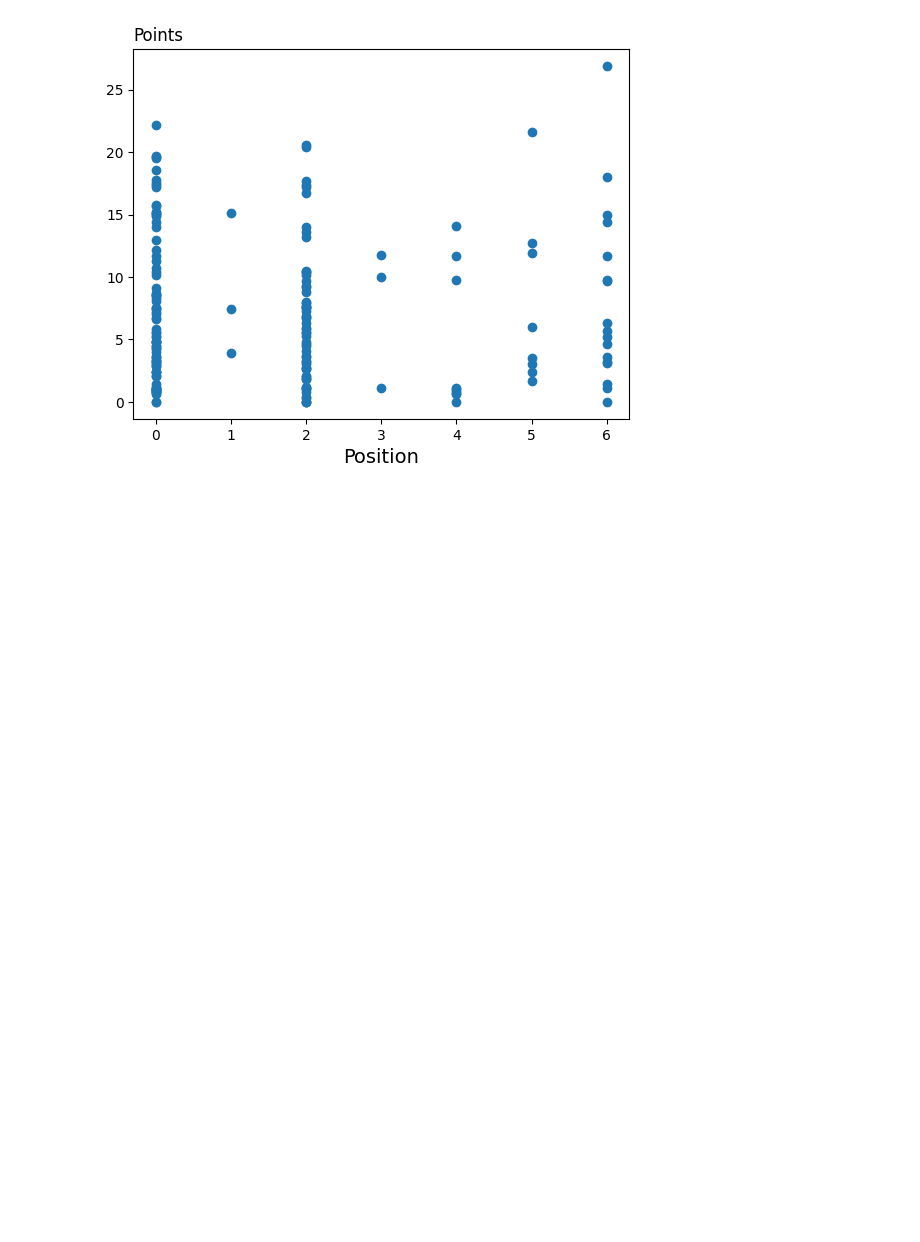
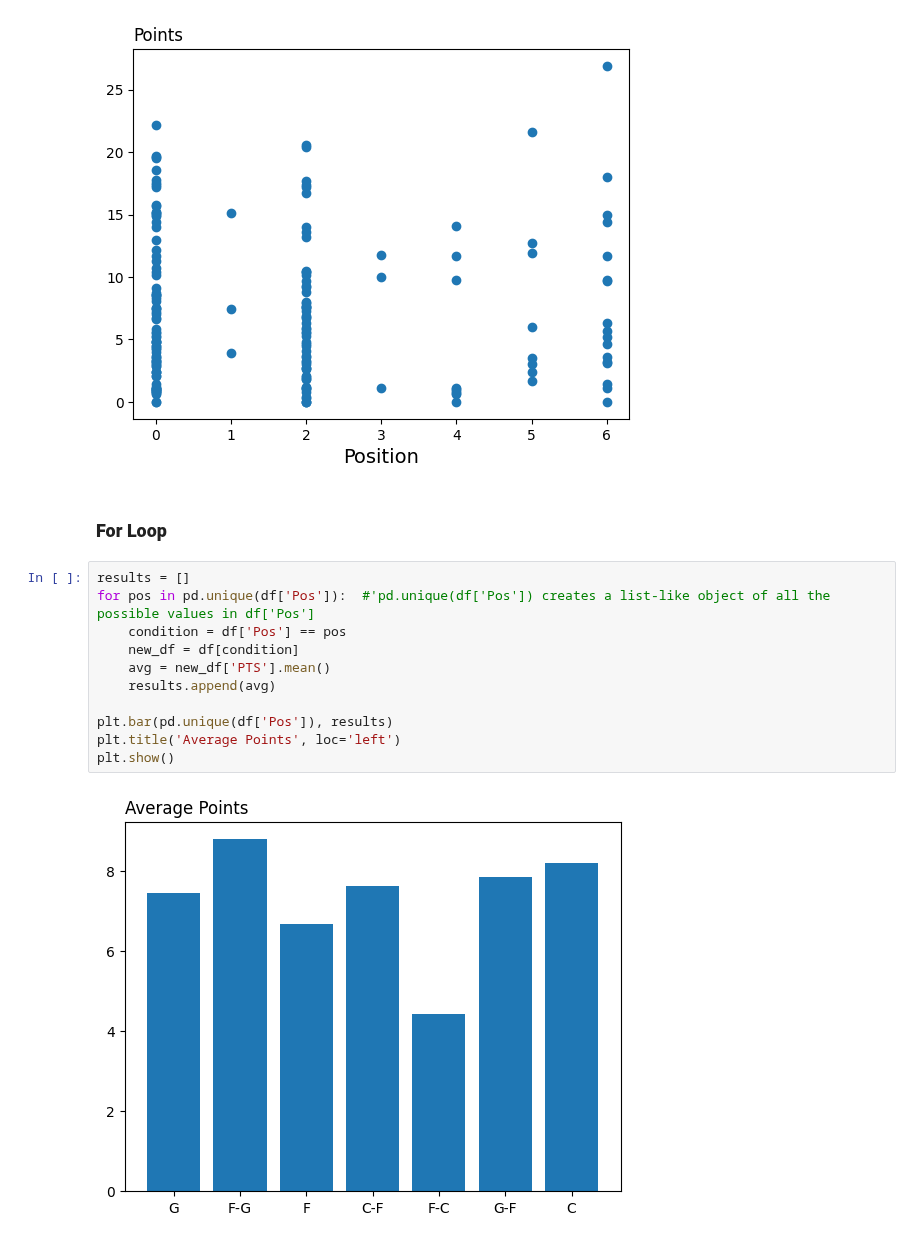
Before and after one commit to pharringtonp19/business-analytics, a Jupyter notebook: notebooks/statistical_inference_six_class.ipynb, the cells around one changed output. Cells and saved outputs as stored; diff of their text form; blank space fills up the shorter version.

```diff
--- a/notebooks/statistical_inference_six_class.ipynb
+++ b/notebooks/statistical_inference_six_class.ipynb
@@ -58,3 +58,18 @@ plt.xlabel("Position", size=14)
 plt.show()
 # %% [output]
 [figure]
+# %% [markdown]
+### **For Loop**
+# %%
+results = []
+for pos in pd.unique(df['Pos']):  #'pd.unique(df['Pos']) creates a list-like object of all the possible values in df['Pos']
+	condition = df['Pos'] == pos
+	new_df = df[condition]
+	avg = new_df['PTS'].mean()
+	results.append(avg)
+
+plt.bar(pd.unique(df['Pos']), results)
+plt.title('Average Points', loc='left')
+plt.show()
+# %% [output]
+[figure, added]
```
Also changed, not shown: parts of 3 cells of this notebook.
